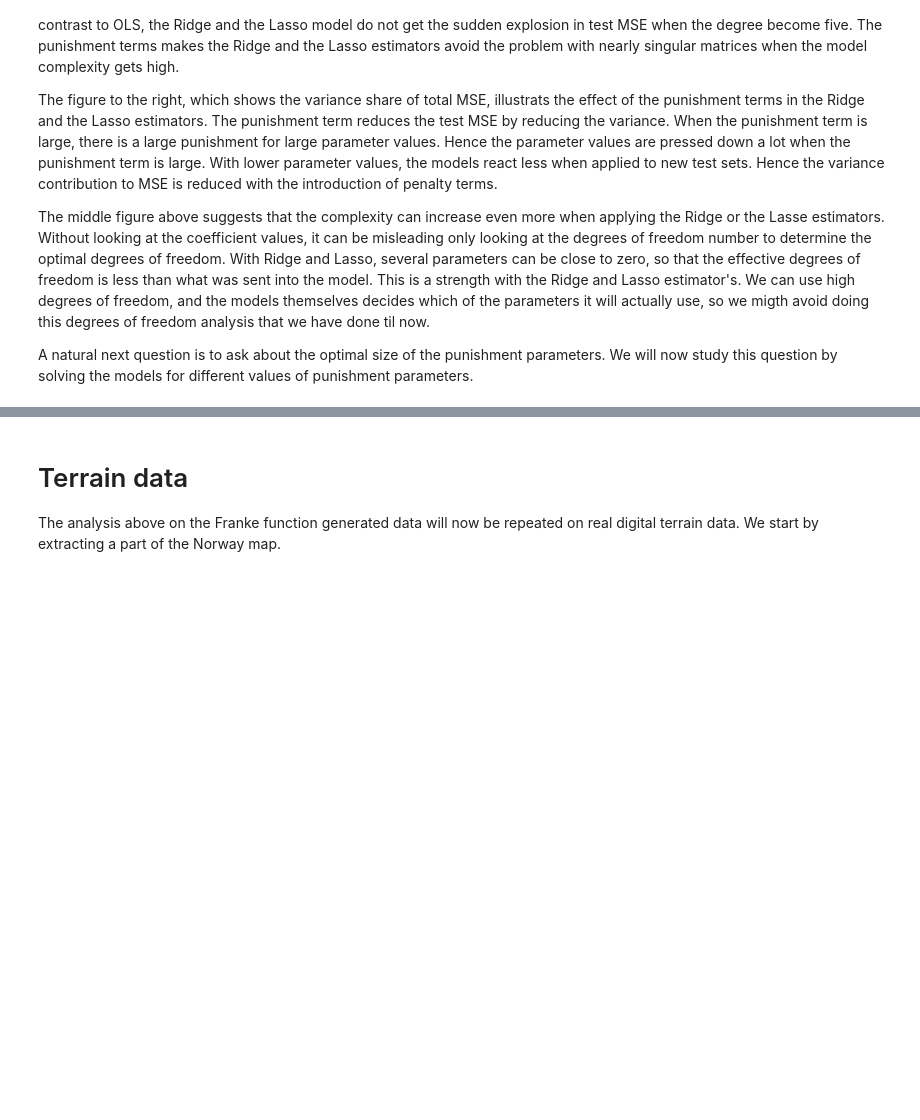
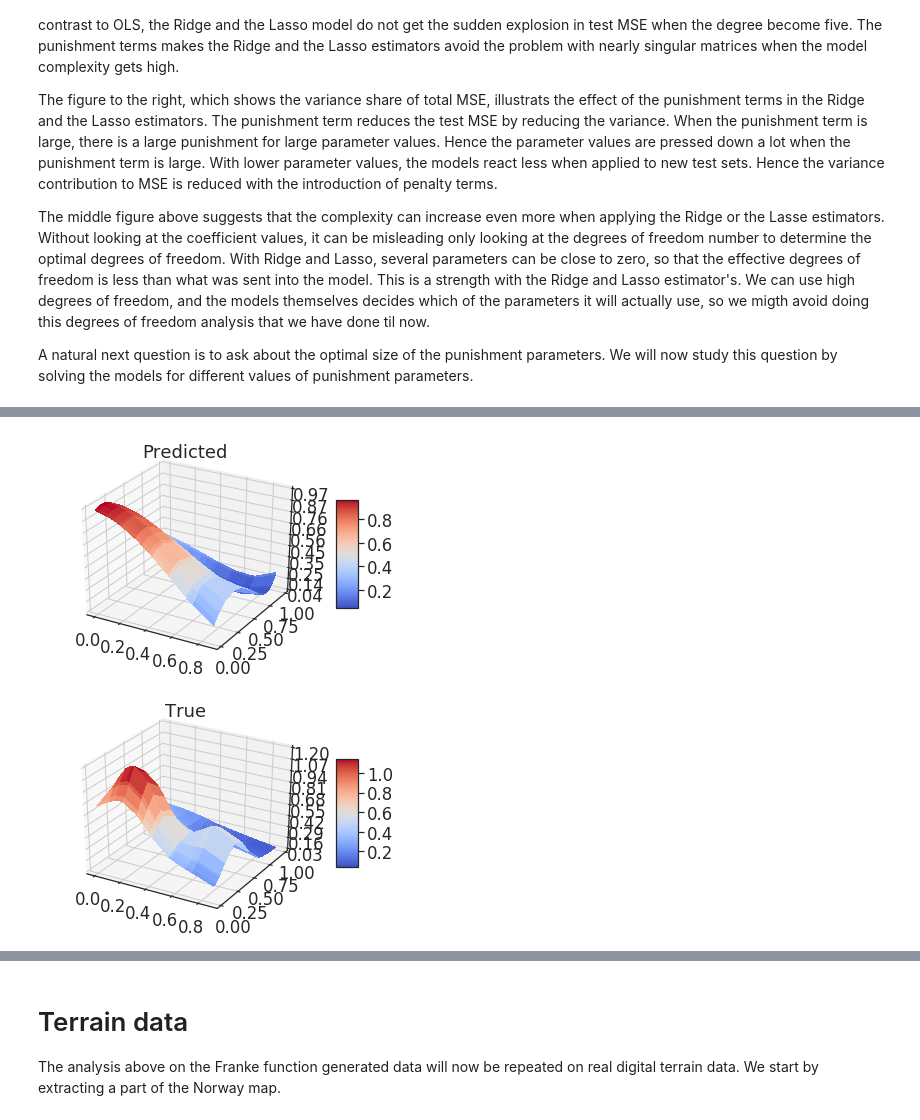
Before and after one commit to kaaja/ADAML, a Jupyter notebook: m1/m1Class.ipynb, the cells around one changed output, grey strips where cells are left out. Drawn from its saved outputs; the diff is of its cells as text; code cells hidden in the pictures; blank space fills up the shorter version.

```diff
--- a/m1/m1Class.ipynb
+++ b/m1/m1Class.ipynb
@@ -105,0 +107,5 @@ In order to see what the effect of noise is on the estimators, we now add more n
+# %%
+tst1.preditionAndPlot(model='lasso', degree=5, lambdaValue=0.00025, maxIterations=100000)
+# %% [output]
+[figure, added]
+[figure, added]
```
Also changed, not shown: parts of 28 cells of this notebook, 2 other files.
